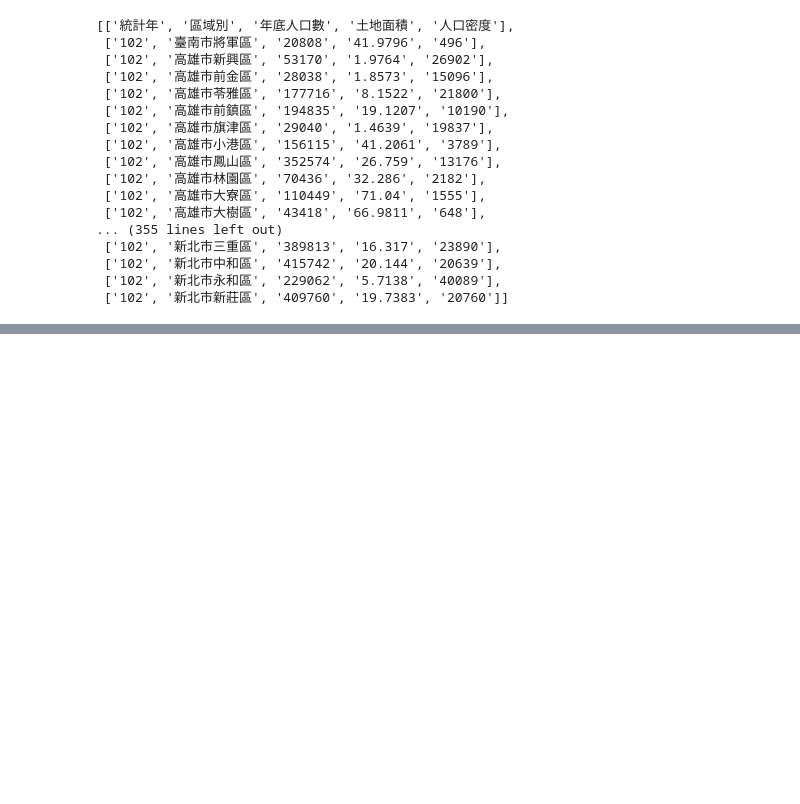
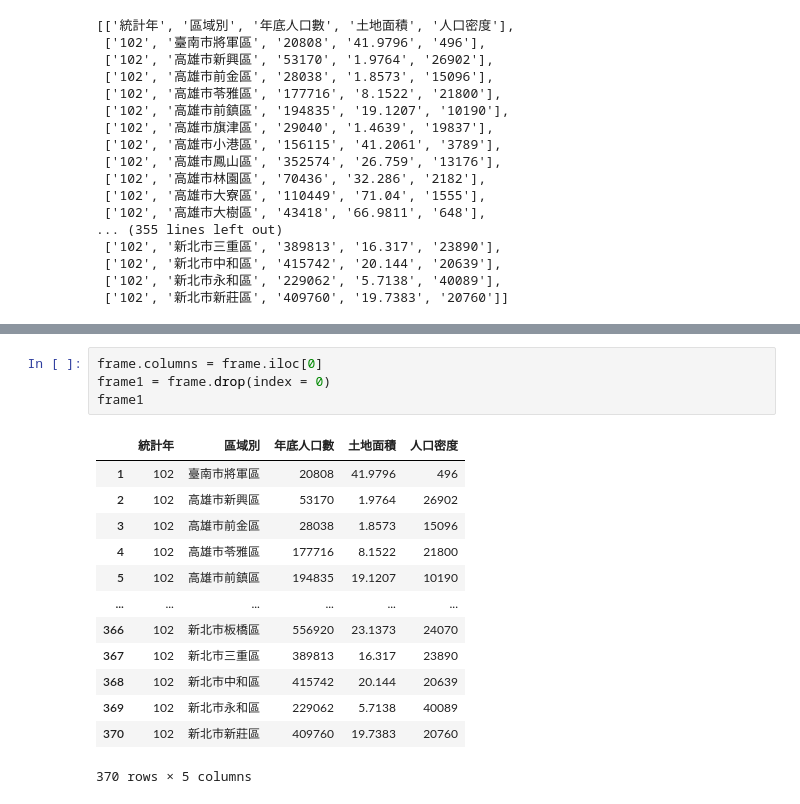
Before and after one commit to lf0116/lf_0116, a Jupyter notebook: lesson18_4.ipynb, the cells around one changed output, grey strips where cells are left out. Drawn from its saved outputs; the diff is of its cells as text; blank space fills up the shorter version.

```diff
--- a/lesson18_4.ipynb
+++ b/lesson18_4.ipynb
@@ -54,0 +62,18 @@ frame
+# %%
+frame.columns = frame.iloc[0]
+frame1 = frame.drop(index = 0)
+frame1
+# %% [output]
+|  | 統計年 | 區域別 | 年底人口數 | 土地面積 | 人口密度 |
+| 1 | 102 | 臺南市將軍區 | 20808 | 41.9796 | 496 |
+| 2 | 102 | 高雄市新興區 | 53170 | 1.9764 | 26902 |
+| 3 | 102 | 高雄市前金區 | 28038 | 1.8573 | 15096 |
+| 4 | 102 | 高雄市苓雅區 | 177716 | 8.1522 | 21800 |
+| 5 | 102 | 高雄市前鎮區 | 194835 | 19.1207 | 10190 |
+| ... | ... | ... | ... | ... | ... |
+| 366 | 102 | 新北市板橋區 | 556920 | 23.1373 | 24070 |
+| 367 | 102 | 新北市三重區 | 389813 | 16.317 | 23890 |
+| 368 | 102 | 新北市中和區 | 415742 | 20.144 | 20639 |
+| 369 | 102 | 新北市永和區 | 229062 | 5.7138 | 40089 |
+| 370 | 102 | 新北市新莊區 | 409760 | 19.7383 | 20760 |
+370 rows × 5 columns
```
Also changed, not shown: parts of 11 cells of this notebook.
